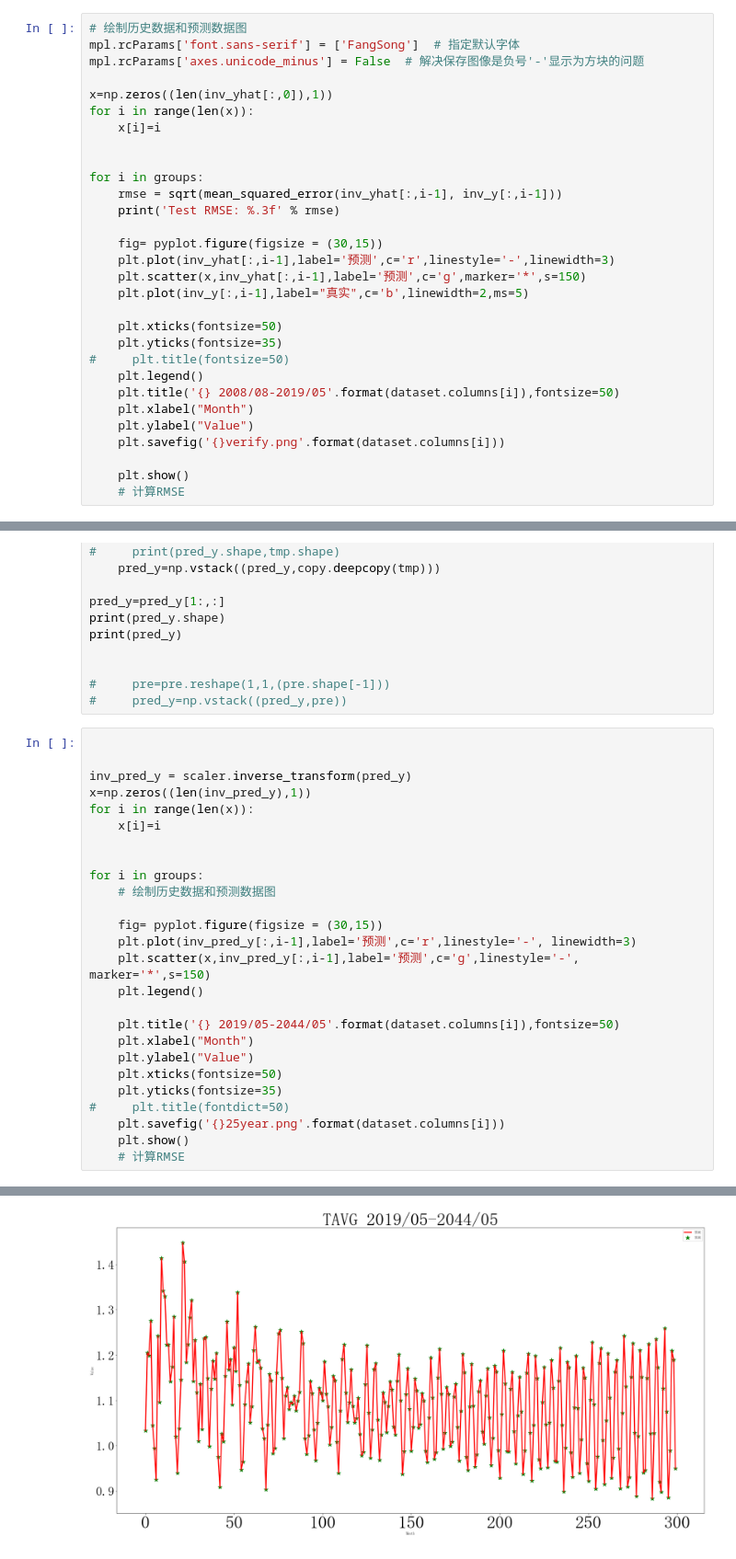
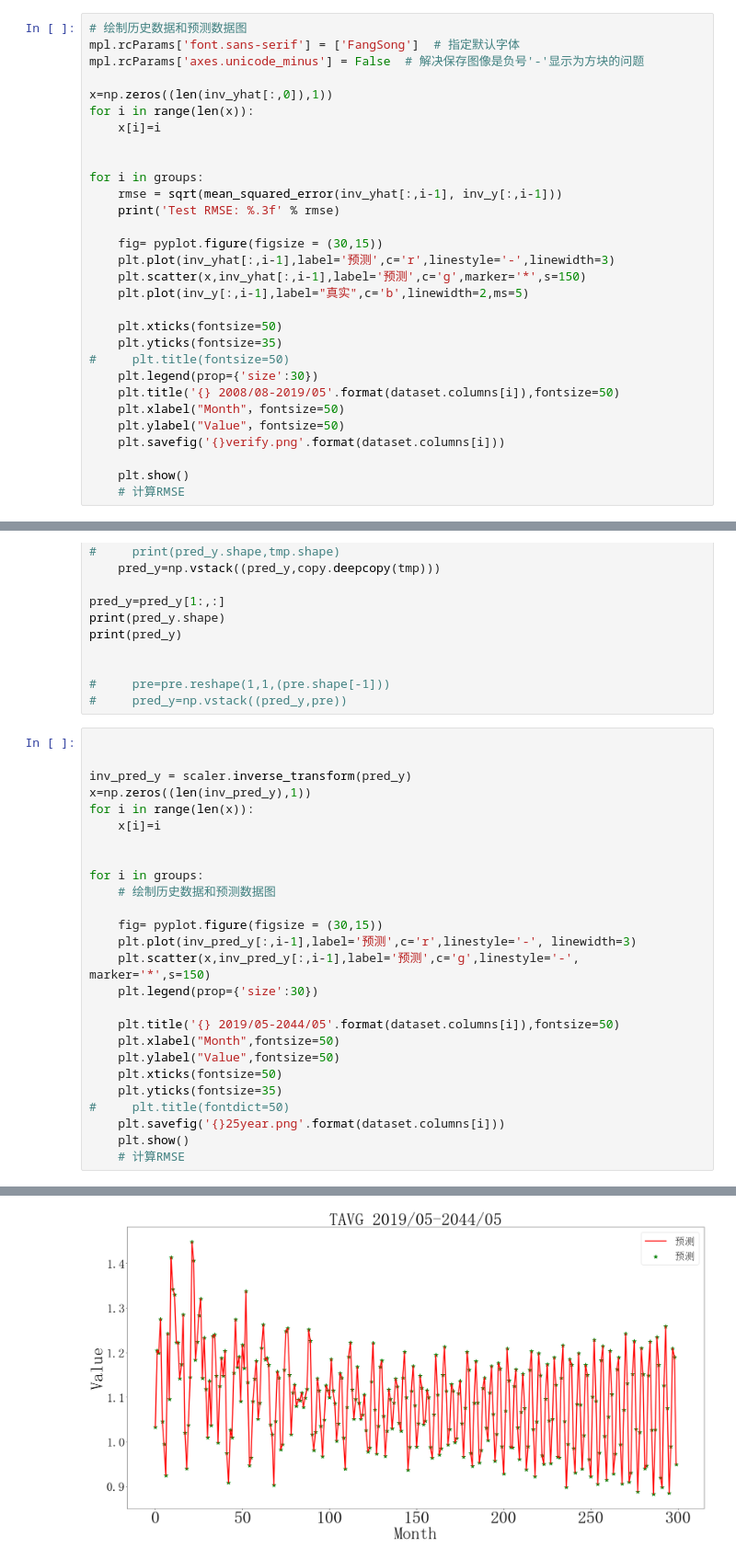
Before and after one commit to WPKENAN/shumo, a Jupyter notebook: pro2/多周期.ipynb, the cells around one changed output, grey strips where cells are left out. Shown at 92% size. Saved outputs shown, nothing was run; the diff lists cells and outputs as text.

```diff
--- a/pro2/多周期.ipynb
+++ b/pro2/多周期.ipynb
@@ -279,10 +279,10 @@ for i in groups:
     plt.xticks(fontsize=50)
     plt.yticks(fontsize=35)
 #     plt.title(fontsize=50)
-    plt.legend()
+    plt.legend(prop={'size':30})
     plt.title('{} 2008/08-2019/05'.format(dataset.columns[i]),fontsize=50)
-    plt.xlabel("Month")
-    plt.ylabel("Value")
+    plt.xlabel("Month"，fontsize=50)
+    plt.ylabel("Value"，fontsize=50)
     plt.savefig('{}verify.png'.format(dataset.columns[i]))
 
     plt.show()
@@ -341,11 +341,11 @@ for i in groups:
     fig= pyplot.figure(figsize = (30,15))
     plt.plot(inv_pred_y[:,i-1],label='预测',c='r',linestyle='-', linewidth=3)
     plt.scatter(x,inv_pred_y[:,i-1],label='预测',c='g',linestyle='-', marker='*',s=150)
-    plt.legend()
+    plt.legend(prop={'size':30})
 
     plt.title('{} 2019/05-2044/05'.format(dataset.columns[i]),fontsize=50)
-    plt.xlabel("Month")
-    plt.ylabel("Value")
+    plt.xlabel("Month",fontsize=50)
+    plt.ylabel("Value",fontsize=50)
     plt.xticks(fontsize=50)
     plt.yticks(fontsize=35)
 #     plt.title(fontdict=50)
@@ -359 +359 @@ for i in groups:
-[figure, old version]
+[figure, new version]
```
Also changed, not shown: parts of 2 cells of this notebook, 12 other files.
